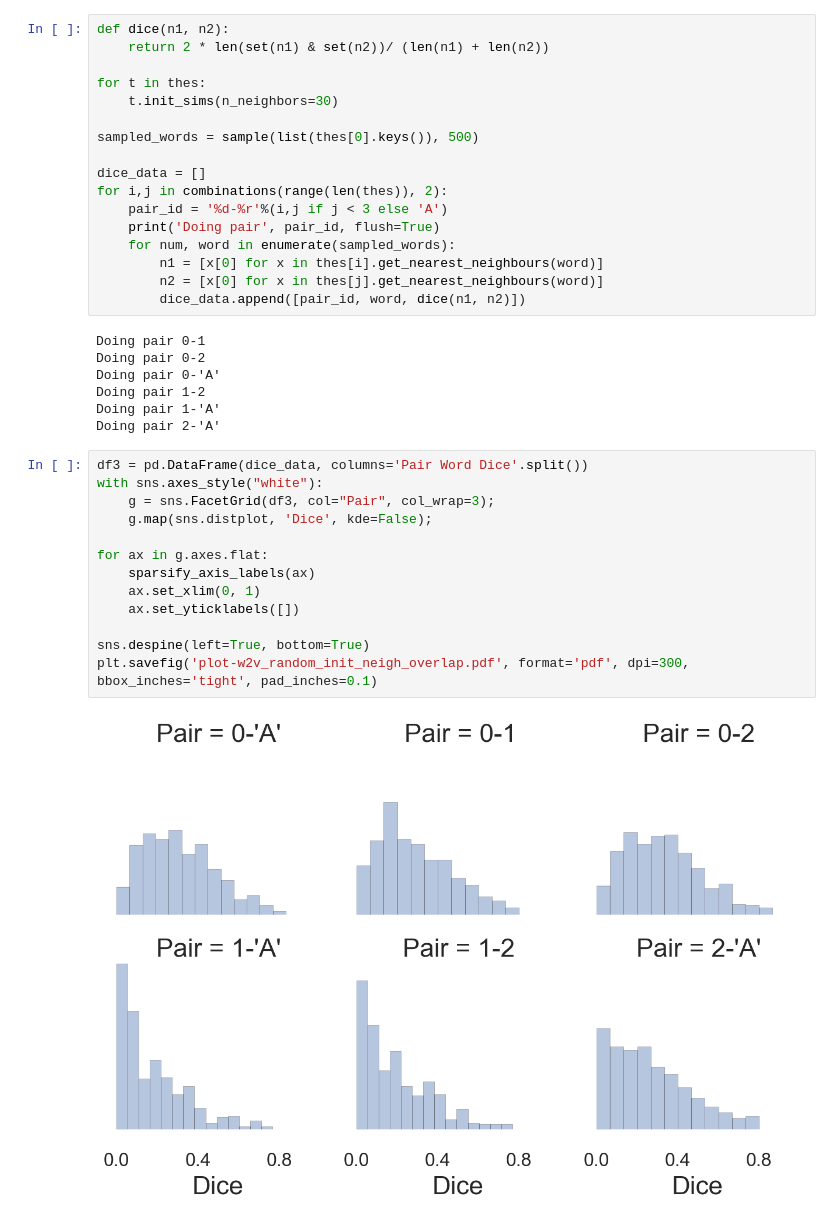
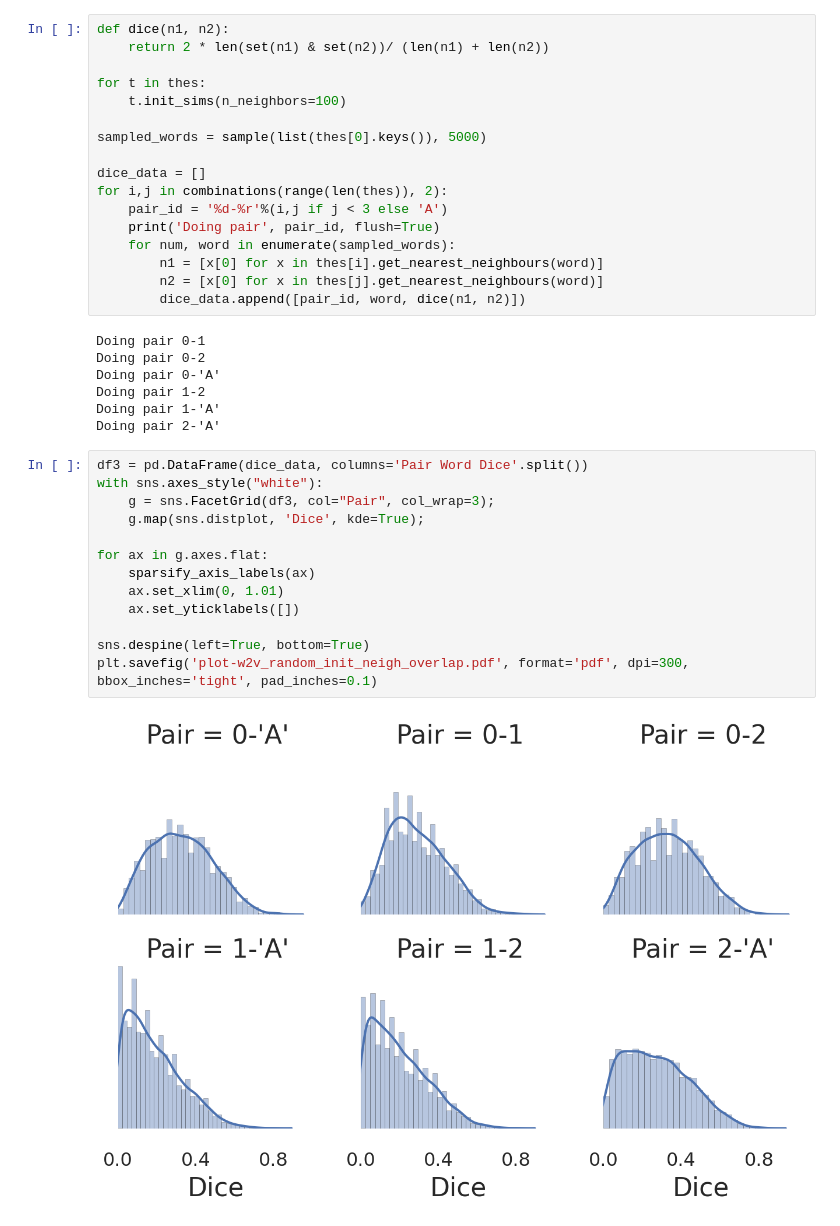
Before and after one commit to mbatchkarov/ExpLosion, a Jupyter notebook: notebooks/w2v_repeats_effect_of_random_initialisation.ipynb, the cells around one changed output. Drawn from its saved outputs; the diff is of its cells as text.

```diff
--- a/notebooks/w2v_repeats_effect_of_random_initialisation.ipynb
+++ b/notebooks/w2v_repeats_effect_of_random_initialisation.ipynb
@@ -63,9 +79,9 @@ def dice(n1, n2):
     return 2 * len(set(n1) & set(n2))/ (len(n1) + len(n2))
 
 for t in thes:
-    t.init_sims(n_neighbors=30)
+    t.init_sims(n_neighbors=100)
 
-sampled_words = sample(list(thes[0].keys()), 500)
+sampled_words = sample(list(thes[0].keys()), 5000)
 
 dice_data = []
 for i,j in combinations(range(len(thes)), 2):
@@ -85,18 +101,18 @@ Doing pair 2-'A'
 # %%
 df3 = pd.DataFrame(dice_data, columns='Pair Word Dice'.split())
 with sns.axes_style("white"):
     g = sns.FacetGrid(df3, col="Pair", col_wrap=3);
-    g.map(sns.distplot, 'Dice', kde=False);
+    g.map(sns.distplot, 'Dice', kde=True);
 
 for ax in g.axes.flat:
     sparsify_axis_labels(ax)
-    ax.set_xlim(0, 1)
+    ax.set_xlim(0, 1.01)
     ax.set_yticklabels([])
 
 sns.despine(left=True, bottom=True)
 plt.savefig('plot-w2v_random_init_neigh_overlap.pdf', format='pdf', dpi=300, bbox_inches='tight', pad_inches=0.1)
 # %% [output]
-[figure, old version]
+[figure, new version]
 # %% [markdown]
 # Observations
 Neighbours tend to be quite different over multiple runs, but the overall accuracy of the classification task changes very little
```
Also changed, not shown: parts of 4 cells of this notebook, 3 other files.
